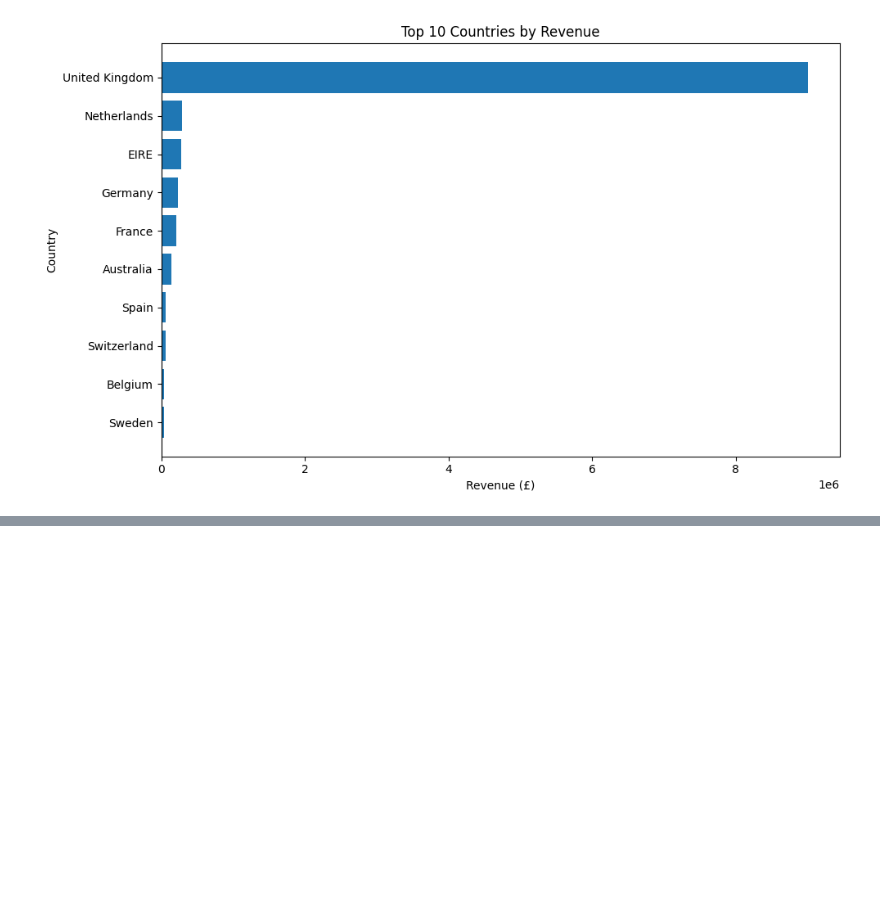
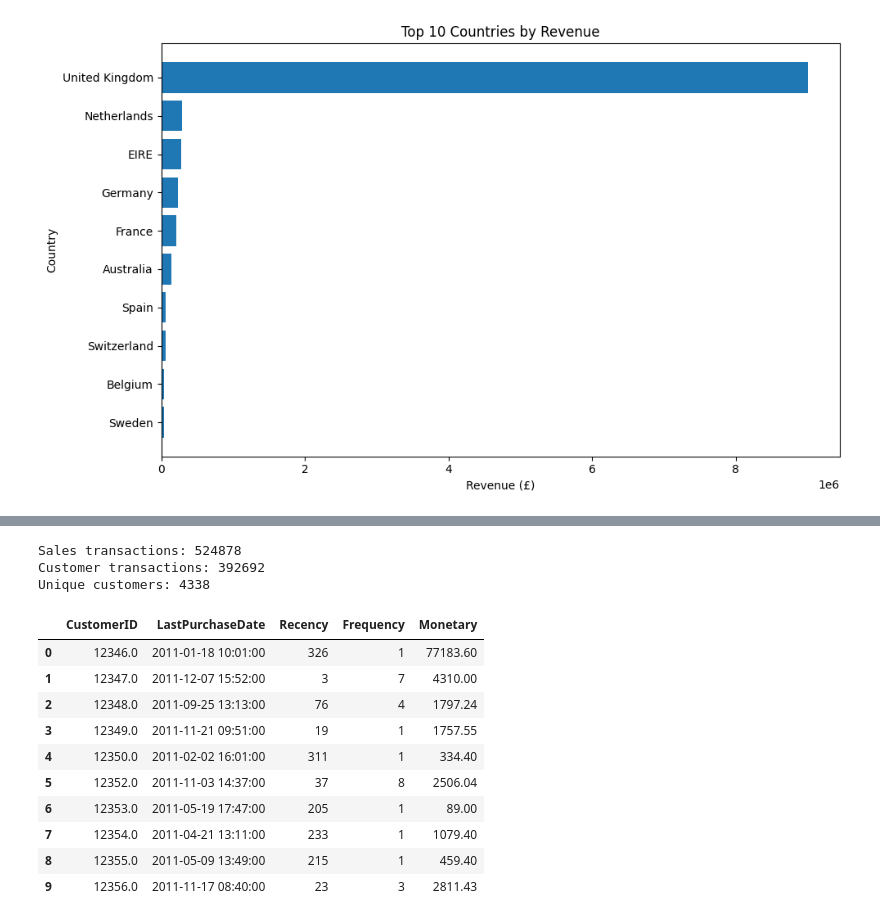
Before and after one commit to sahelsepehri/data-analysis-portfolio, a Jupyter notebook: ecommerce-sales-analysis/notebooks/E-commerce Sales Performance Analysis.ipynb, the cells around one changed output, grey strips where cells are left out. Saved outputs shown, nothing was run; the diff lists cells and outputs as text; code cells hidden in the pictures; blank space fills up the shorter version.

```diff
--- a/ecommerce-sales-analysis/notebooks/E-commerce Sales Performance Analysis.ipynb
+++ b/ecommerce-sales-analysis/notebooks/E-commerce Sales Performance Analysis.ipynb
@@ -498,0 +510,69 @@ plt.show()
+# %%
+
+# Load the cleaned sales data
+sales_df = pd.read_csv(
+    "../data/processed/sales_clean.csv",
+    parse_dates=["InvoiceDate"]
+)
+
+# Keep transactions with identifiable customers
+customer_df = sales_df.loc[
+    sales_df["CustomerID"].notna()
+].copy()
+
+print("Sales transactions:", len(sales_df))
+print("Customer transactions:", len(customer_df))
+print("Unique customers:", customer_df["CustomerID"].nunique())
+# %% [output]
+Sales transactions: 524878
+Customer transactions: 392692
+Unique customers: 4338
+# %%
+
+# Reference date: one day after the last recorded transaction
+snapshot_date = (
+    sales_df["InvoiceDate"].max().normalize()
+    + pd.Timedelta(days=1)
+)
+
+# Calculate RFM metrics for each customer
+rfm = (
+    customer_df
+    .groupby("CustomerID")
+    .agg(
+        LastPurchaseDate=("InvoiceDate", "max"),
+        Frequency=("InvoiceNo", "nunique"),
+        Monetary=("Revenue", "sum")
+    )
+    .reset_index()
+)
+
+# Calculate days since the last purchase
+rfm["Recency"] = (
+    snapshot_date - rfm["LastPurchaseDate"].dt.normalize()
+).dt.days
+
+# Arrange columns
+rfm = rfm[
+    [
+        "CustomerID",
+        "LastPurchaseDate",
+        "Recency",
+        "Frequency",
+        "Monetary"
+    ]
+]
+
+display(rfm.head(10))
+# %% [output]
+|  | CustomerID | LastPurchaseDate | Recency | Frequency | Monetary |
+| 0 | 12346.0 | 2011-01-18 10:01:00 | 326 | 1 | 77183.60 |
+| 1 | 12347.0 | 2011-12-07 15:52:00 | 3 | 7 | 4310.00 |
+| 2 | 12348.0 | 2011-09-25 13:13:00 | 76 | 4 | 1797.24 |
+| 3 | 12349.0 | 2011-11-21 09:51:00 | 19 | 1 | 1757.55 |
+| 4 | 12350.0 | 2011-02-02 16:01:00 | 311 | 1 | 334.40 |
+| 5 | 12352.0 | 2011-11-03 14:37:00 | 37 | 8 | 2506.04 |
+| 6 | 12353.0 | 2011-05-19 17:47:00 | 205 | 1 | 89.00 |
+| 7 | 12354.0 | 2011-04-21 13:11:00 | 233 | 1 | 1079.40 |
+| 8 | 12355.0 | 2011-05-09 13:49:00 | 215 | 1 | 459.40 |
+| 9 | 12356.0 | 2011-11-17 08:40:00 | 23 | 3 | 2811.43 |
```
Also changed, not shown: parts of 7 cells of this notebook, 2 other files.
